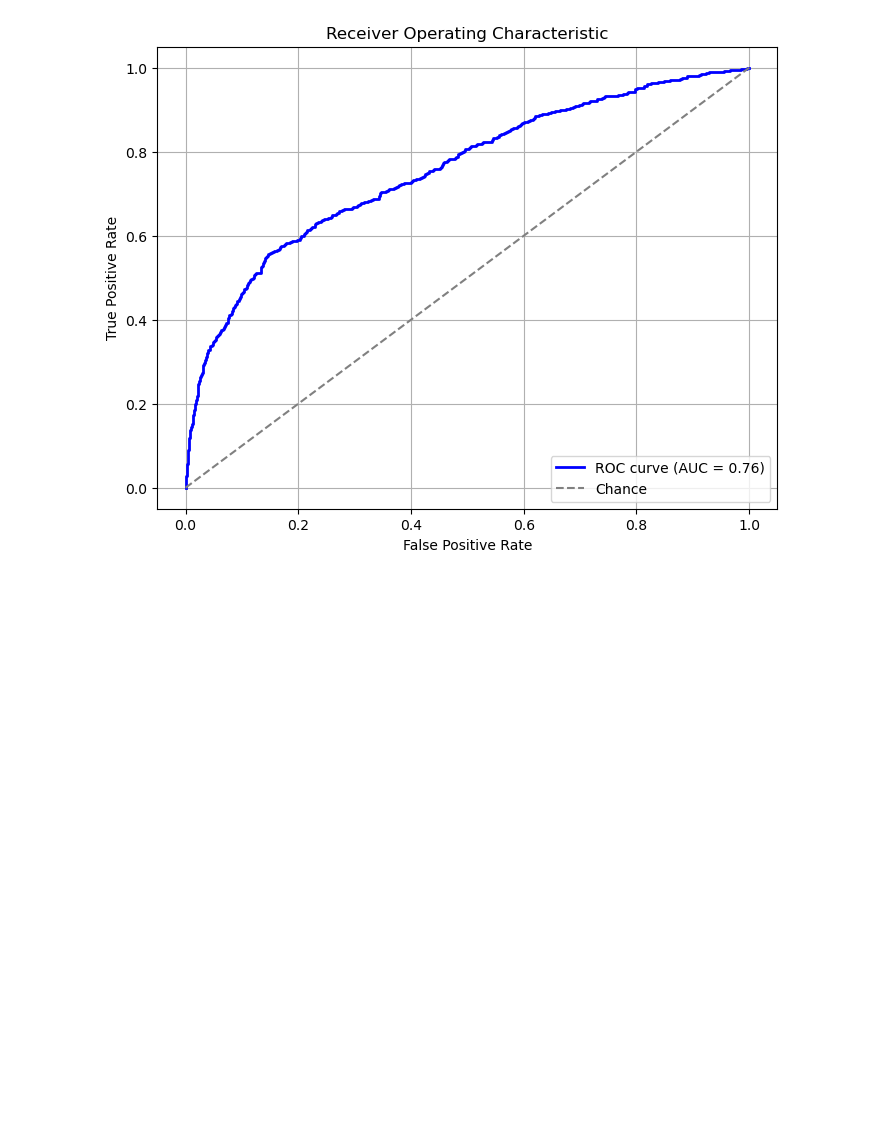
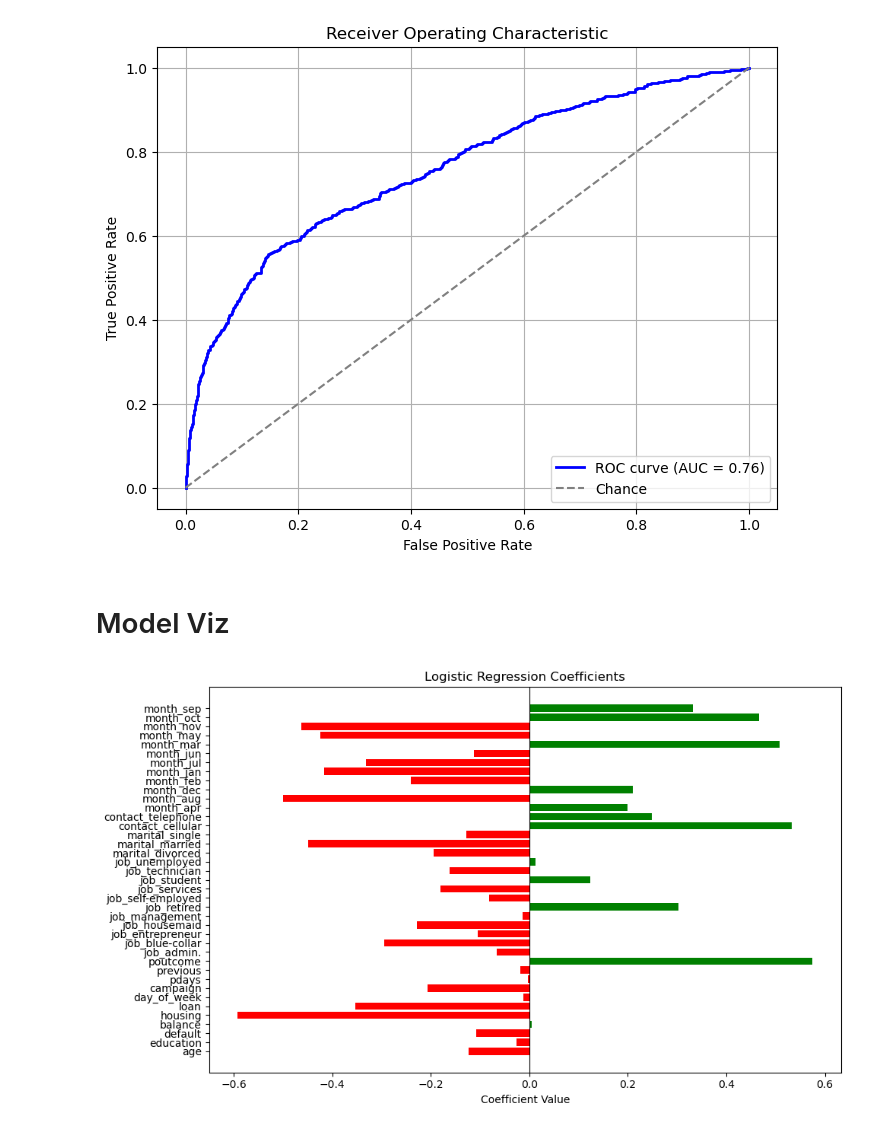
Before and after one commit to jmanwillz/ACML-Project, a Jupyter notebook: logreg/logreg.ipynb, the cells around one changed output. Cells and saved outputs as stored; diff of their text form; code cells hidden in the pictures; blank space fills up the shorter version.

```diff
--- a/logreg/logreg.ipynb
+++ b/logreg/logreg.ipynb
@@ -580,3 +598,21 @@ precision: 0.6956521739130435
 plot_roc_curve(y_prob, y_val)
 # %% [output]
 [figure]
+# %% [markdown]
+# Model Viz
+# %%
+import matplotlib.pyplot as plt
+import numpy as np
+
+coefficients = best_model.coef_[0]
+features = X_train.columns
+
+plt.figure(figsize=(10, 6))
+plt.barh(features, coefficients, color=['green' if c > 0 else 'red' for c in coefficients])
+plt.axvline(0, color='black', linewidth=0.8)
+plt.title("Logistic Regression Coefficients")
+plt.xlabel("Coefficient Value")
+plt.tight_layout()
+plt.show()
+# %% [output]
+[figure, added]
```
Also changed, not shown: parts of 5 cells of this notebook.
